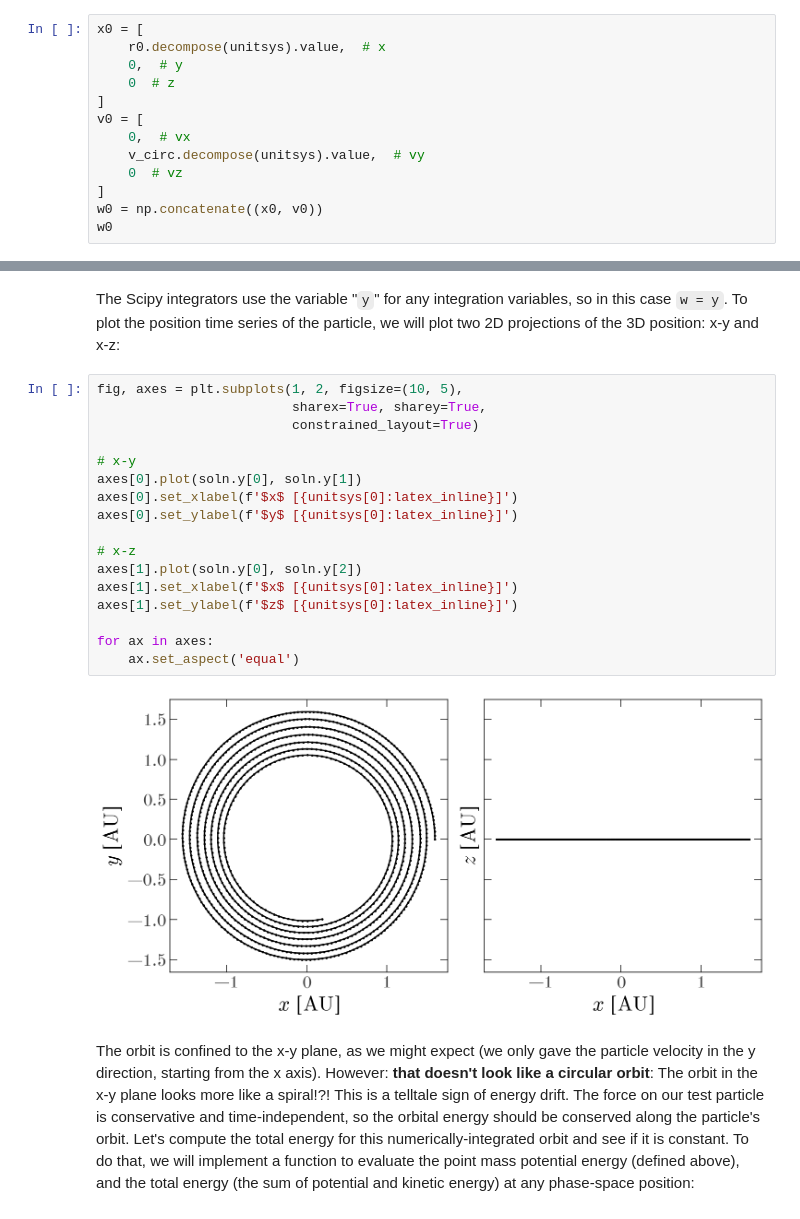
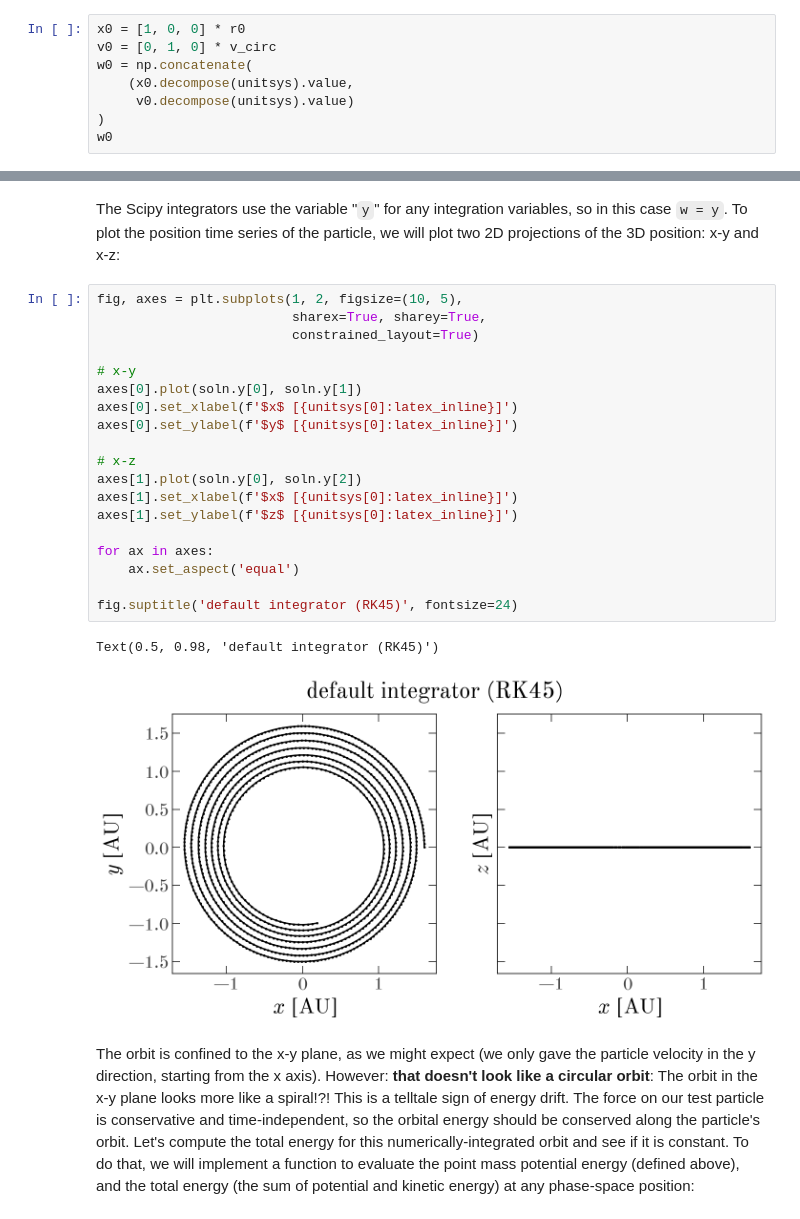
Before and after one commit to CCADynamicsGroup/SummerSchoolWorkshops, a Jupyter notebook: 1-Orbits/1-Orbits-in-spherical-gravitational-potentials.ipynb, the cells around one changed output, grey strips where cells are left out. Drawn from its saved outputs; the diff is of its cells as text.

```diff
--- a/1-Orbits/1-Orbits-in-spherical-gravitational-potentials.ipynb
+++ b/1-Orbits/1-Orbits-in-spherical-gravitational-potentials.ipynb
@@ -258,17 +257,12 @@ The `.decompose()` method allows us to represent a `Quantity` in a given unit sy
 # %% [markdown]
 We will now use this radius and circular velocity to construct 3D initial conditions that we will pass to `solve_ivp()` to compute the orbit of a test particle in the Solar System. We will start the particle on the x-axis ($y=z=0$) so that the velocity (perpendicular to the position vector) is purely in the $\hat{y}$ direction:
 # %%
-x0 = [
-    r0.decompose(unitsys).value,  # x
-    0,  # y
-    0  # z
-]
-v0 = [
-    0,  # vx
-    v_circ.decompose(unitsys).value,  # vy
-    0  # vz
-]
-w0 = np.concatenate((x0, v0))
+x0 = [1, 0, 0] * r0
+v0 = [0, 1, 0] * v_circ
+w0 = np.concatenate(
+    (x0.decompose(unitsys).value,
+     v0.decompose(unitsys).value)
+)
 w0
 # %% [output]
 array([1.6       , 0.        , 0.        , 0.        , 4.96720032,
@@ -319,22 +313,25 @@ The Scipy integrators use the variable "`y`" for any integration variables, so i
 # %%
 fig, axes = plt.subplots(1, 2, figsize=(10, 5),
                          sharex=True, sharey=True,
                          constrained_layout=True)
 
 # x-y
 axes[0].plot(soln.y[0], soln.y[1])
 axes[0].set_xlabel(f'$x$ [{unitsys[0]:latex_inline}]')
 axes[0].set_ylabel(f'$y$ [{unitsys[0]:latex_inline}]')
 
 # x-z
 axes[1].plot(soln.y[0], soln.y[2])
 axes[1].set_xlabel(f'$x$ [{unitsys[0]:latex_inline}]')
 axes[1].set_ylabel(f'$z$ [{unitsys[0]:latex_inline}]')
 
 for ax in axes:
     ax.set_aspect('equal')
+
+fig.suptitle('default integrator (RK45)', fontsize=24)
 # %% [output]
+Text(0.5, 0.98, 'default integrator (RK45)')
-[figure, old version]
+[figure, new version]
 # %% [markdown]
 The orbit is confined to the x-y plane, as we might expect (we only gave the particle velocity in the y direction, starting from the x axis). However: **that doesn't look like a circular orbit**: The orbit in the x-y plane looks more like a spiral!?! This is a telltale sign of energy drift. The force on our test particle is conservative and time-independent, so the orbital energy should be conserved along the particle's orbit. Let's compute the total energy for this numerically-integrated orbit and see if it is constant. To do that, we will implement a function to evaluate the point mass potential energy (defined above), and the total energy (the sum of potential and kinetic energy) at any phase-space position:
 # %%
```
Also changed, not shown: parts of 49 cells of this notebook.
